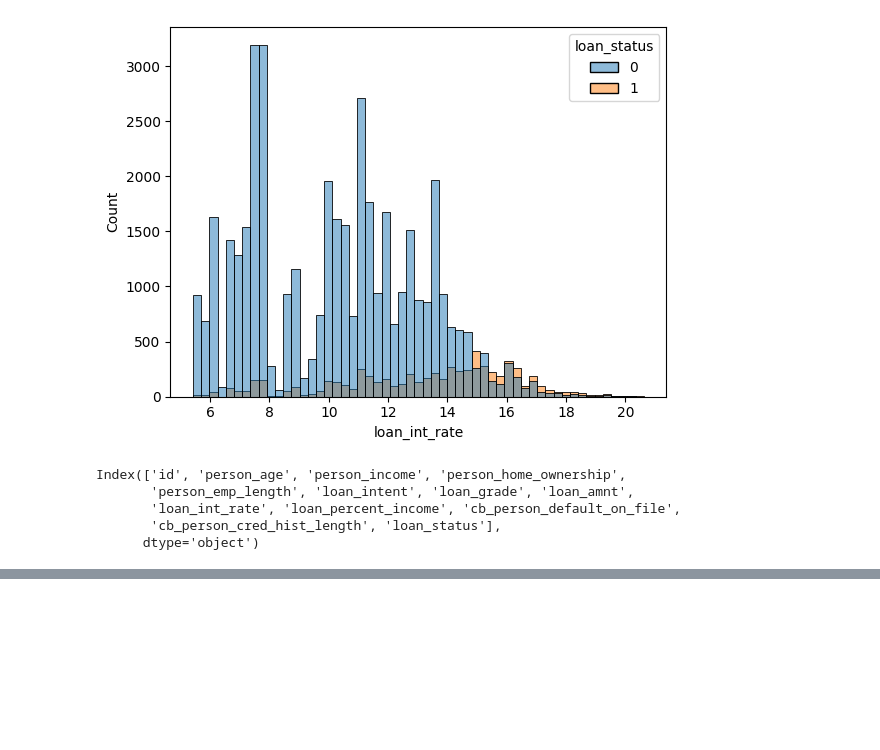
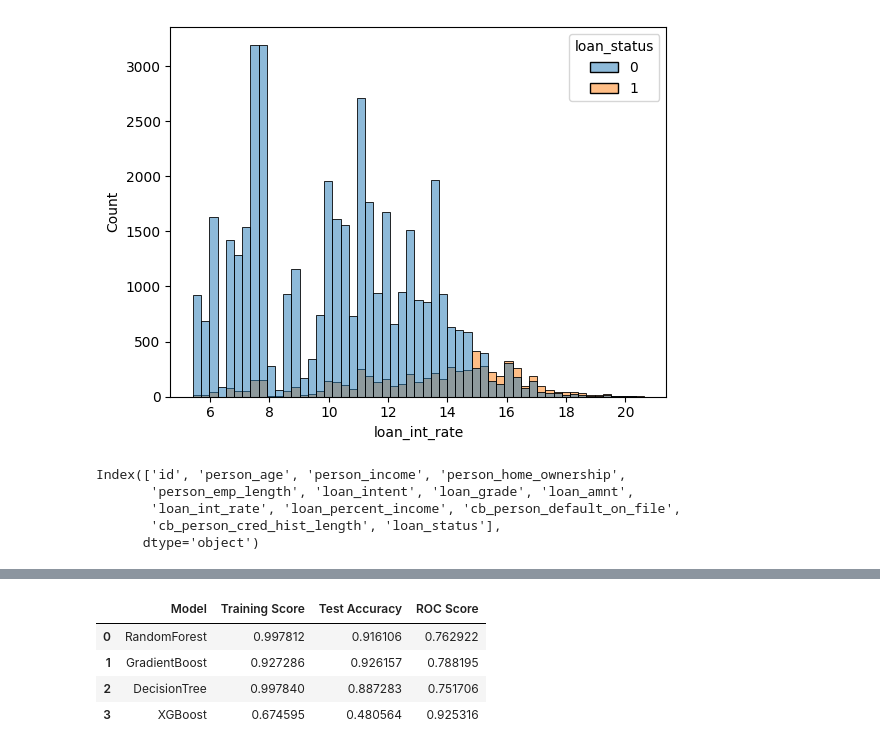
Before and after one commit to kusumakarshukla/Kaggle, a Jupyter notebook: loan-predictions-92-accuracy.ipynb, the cells around one changed output, grey strips where cells are left out. Cells and saved outputs as stored; diff of their text form; code cells hidden in the pictures; blank space fills up the shorter version.

Commit message:
Kaggle Notebook | Loan Predictions | 92% Accuracy | Version 2

```diff
--- a/loan-predictions-92-accuracy.ipynb
+++ b/loan-predictions-92-accuracy.ipynb
@@ -398,3 +398,44 @@ result
 model =xgb.XGBClassifier()
 model.fit(X_train_transformed,Y_train)
 y_pred = model.predict(X_test_transformed)
+# %%
+from sklearn.ensemble import RandomForestRegressor,GradientBoostingRegressor
+from catboost import CatBoostRegressor
+
+import xgboost as xgb
+from sklearn.tree import DecisionTreeRegressor
+
+models={
+    "RandomForest":RandomForestClassifier(),
+    "GradientBoost":GradientBoostingClassifier(),
+    "DecisionTree":DecisionTreeClassifier(),
+    "XGBoost":xgb.XGBRegressor(),
+
+}
+metrics={}
+names=[]
+train_accuracy=[]
+test_accuracy=[]
+roc_score=[]
+from sklearn.metrics import roc_auc_score
+for name,model in models.items():
+    model.fit(X_train_transformed,Y_train)
+    names.append(name)
+    train_accuracy.append(model.score(X_train_transformed,Y_train))
+    test_accuracy.append(model.score(X_test_transformed,Y_test))
+    y_pred = model.predict(X_test_transformed)
+    roc_score.append(roc_auc_score(Y_test,y_pred))
+
+result=pd.DataFrame()
+result['Model']=names
+result['Training Score']=train_accuracy
+result['Test Accuracy']=test_accuracy
+result['ROC Score']=roc_score
+# %%
+result
+# %% [output]
+|  | Model | Training Score | Test Accuracy | ROC Score |
+| 0 | RandomForest | 0.997812 | 0.916106 | 0.762922 |
+| 1 | GradientBoost | 0.927286 | 0.926157 | 0.788195 |
+| 2 | DecisionTree | 0.997840 | 0.887283 | 0.751706 |
+| 3 | XGBoost | 0.674595 | 0.480564 | 0.925316 |
```
Also changed, not shown: parts of 2 cells of this notebook.
